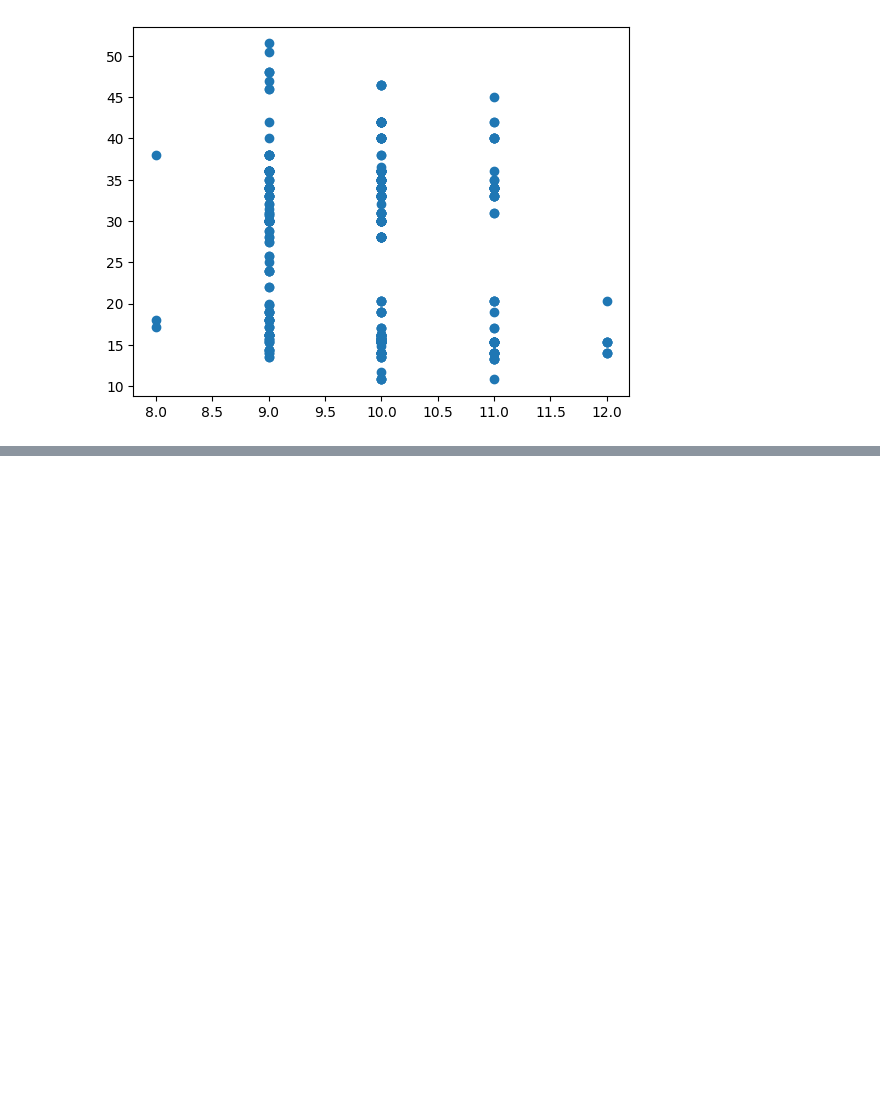
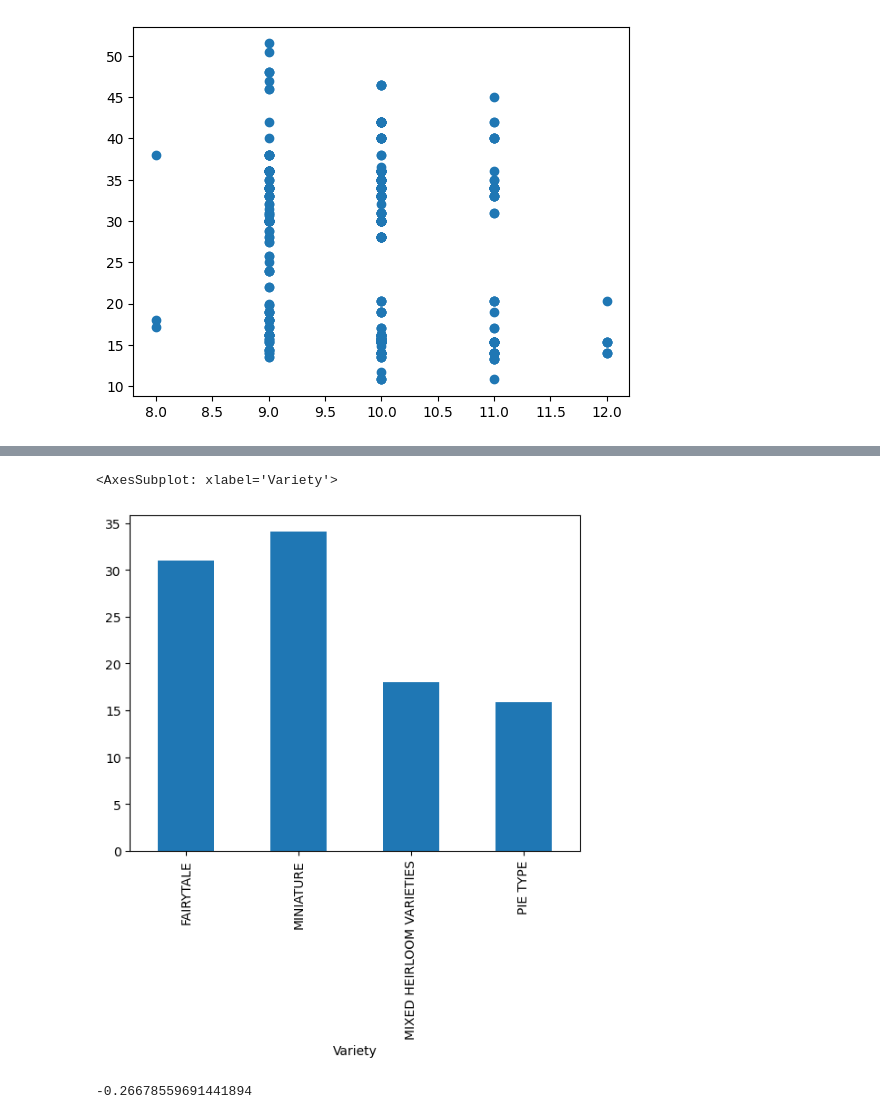
Before and after one commit to omarelwaliely/datascience, a Jupyter notebook: microsoft_beginner_ml/pumpkin_analysis/pumpkin_regression.ipynb, the cells around one changed output, grey strips where cells are left out. Cells and saved outputs as stored; diff of their text form; code cells hidden in the pictures; blank space fills up the shorter version.

```diff
--- a/microsoft_beginner_ml/pumpkin_analysis/pumpkin_regression.ipynb
+++ b/microsoft_beginner_ml/pumpkin_analysis/pumpkin_regression.ipynb
@@ -123,0 +146,10 @@ plt.show()
+# %%
+pumpkins.groupby('Variety')['Price'].mean().plot(kind='bar')
+# %% [output]
+<AxesSubplot: xlabel='Variety'>
+[figure, added]
+# %%
+pie_pumpkins = pumpkins[pumpkins['Variety']=='PIE TYPE']
+print(pie_pumpkins['DayOfYear'].corr(pie_pumpkins['Price']))
+# %% [output]
+-0.26678559691441894
```
Also changed, not shown: parts of 28 cells of this notebook.
